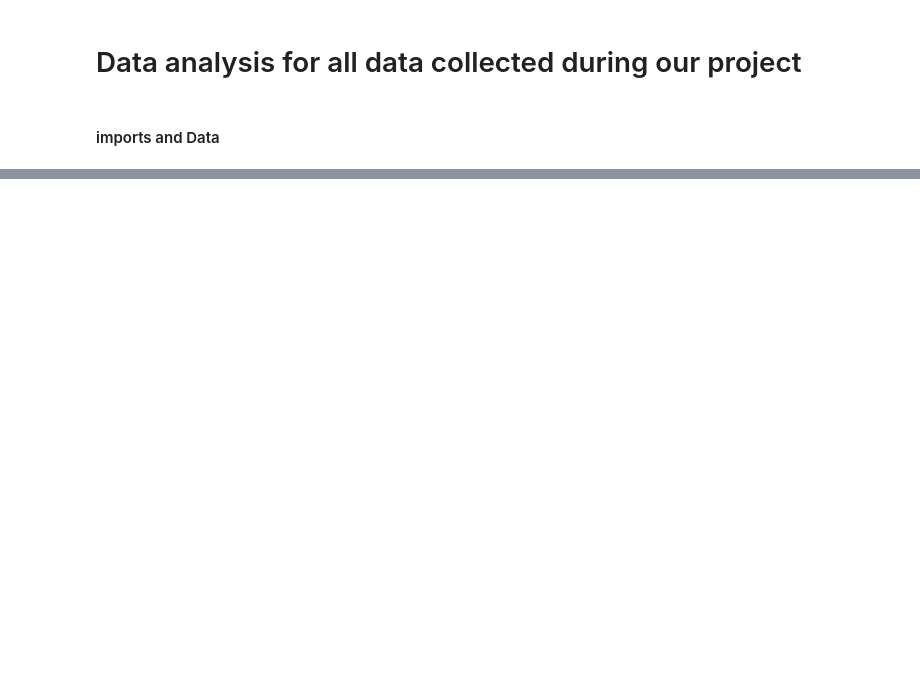
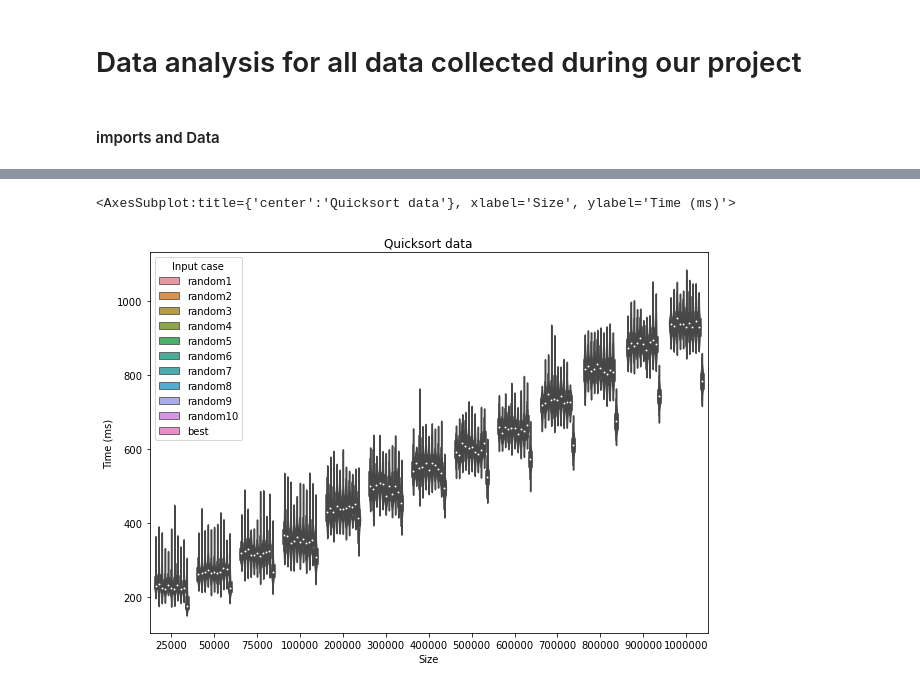
Before and after one commit to hrallil/RAPL_measurements, a Jupyter notebook: Java/FinalResults/DataAnalysis.ipynb, the cells around one changed output, grey strips where cells are left out. Saved outputs shown, nothing was run; the diff lists cells and outputs as text; code cells hidden in the pictures; blank space fills up the shorter version.

```diff
--- a/Java/FinalResults/DataAnalysis.ipynb
+++ b/Java/FinalResults/DataAnalysis.ipynb
@@ -80,0 +50,28 @@ NameError: name 'dfWorst' is not defined
+# %%
+l = []
+for i in range(len(dfCounting)):
+    l.append(dfCounting.iloc[i]["Test name"].split("-")[1])
+
+dfCounting["Size"] = l
+
+
+l = []
+for i in range(len(dfQuickSort)):
+    l.append(dfQuickSort.iloc[i]["Test name"].split("-")[1])
+
+dfQuickSort["Size"] = l
+
+
+
+l = []
+for i in range(len(dfBubbleSort)):
+    l.append(dfBubbleSort.iloc[i]["Test name"].split("-")[1])
+
+dfBubbleSort["Size"] = l
+
+
+l = []
+for i in range(len(dfMergeSort)):
+    l.append(dfMergeSort.iloc[i]["Test name"].split("-")[1])
+
+dfMergeSort["Size"] = l
@@ -80,0 +129,9 @@ NameError: name 'dfWorst' is not defined
+# %%
+sizes = [25000,50000,75000,100000,200000,300000,400000,500000,600000,700000,800000,900000,1000000]
+
+plt.figure(figsize=(10,7))
+plt.title("Quicksort data")
+sns.violinplot(data = dfQuickSort[dfQuickSort["Input case"]!="worst"], y = "Time (ms)", x = "Size", hue ="Input case")
+# %% [output]
+<AxesSubplot:title={'center':'Quicksort data'}, xlabel='Size', ylabel='Time (ms)'>
+[figure, added]
```
Also changed, not shown: parts of 7 cells of this notebook, 6 other files.
